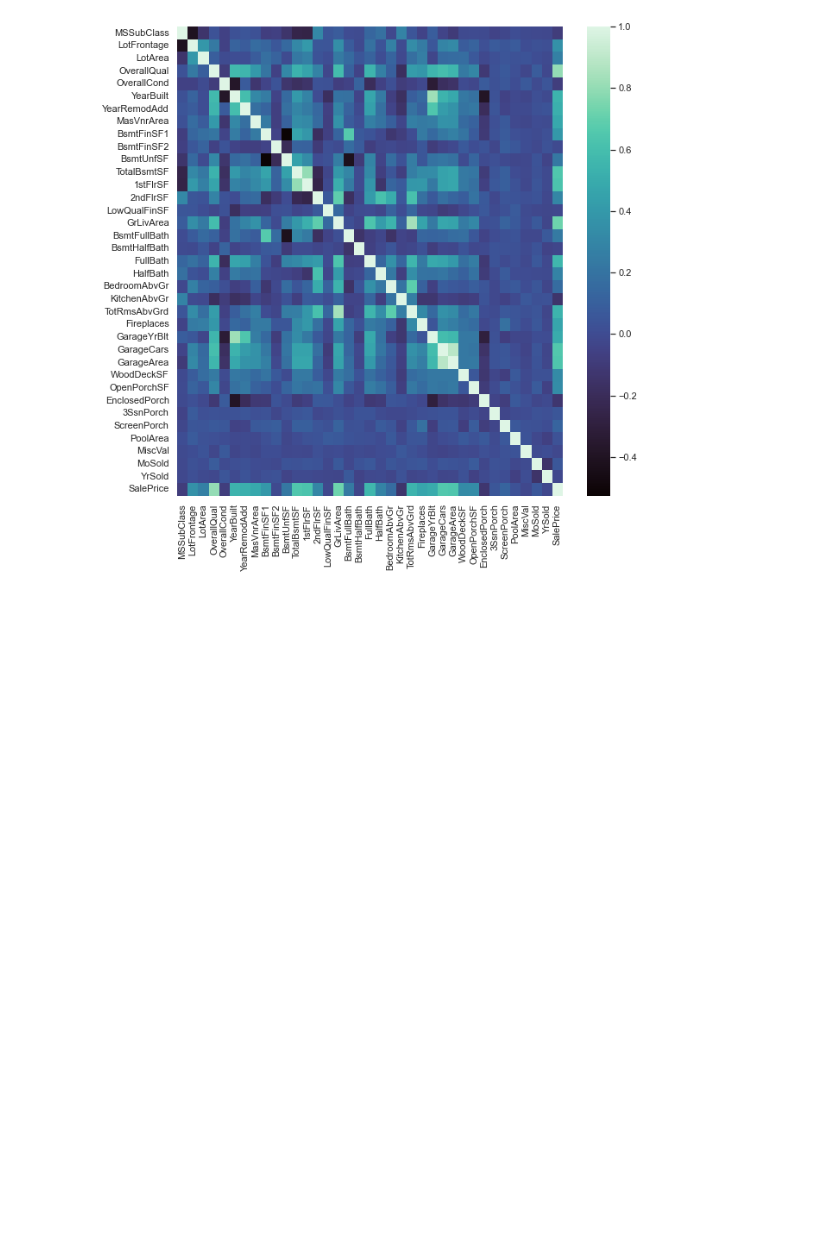
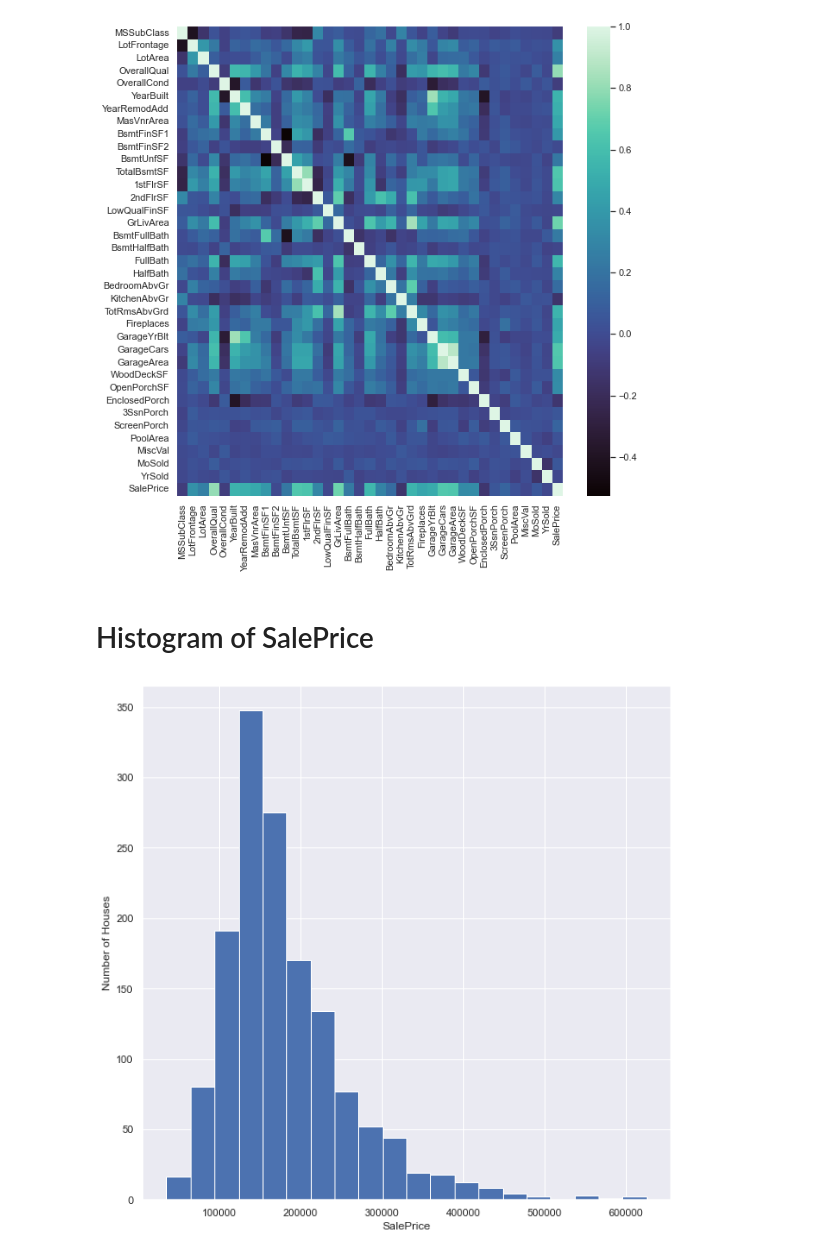
Before and after one commit to shhs29/house-price-prediction, a Jupyter notebook: notebooks/data_exploration/Data Exploration.ipynb, the cells around one changed output. Saved outputs shown, nothing was run; the diff lists cells and outputs as text; code cells hidden in the pictures; blank space fills up the shorter version.

Commit message:
Add histogram plot in notebooks

```diff
--- a/notebooks/data_exploration/Data Exploration.ipynb
+++ b/notebooks/data_exploration/Data Exploration.ipynb
@@ -233,3 +233,13 @@ sns.heatmap(train_data.corr(), cmap="mako")
 # %% [output]
 <AxesSubplot:>
 [figure]
+# %% [markdown]
+# Histogram of SalePrice
+# %%
+plt.figure(figsize=(10, 10))
+plt.hist(train_data['SalePrice'], bins=20, histtype="barstacked")
+plt.xlabel('SalePrice')
+plt.ylabel('Number of Houses')
+plt.show()
+# %% [output]
+[figure, added]
```
Also changed, not shown: parts of 1 cell of this notebook, 2 other files.
